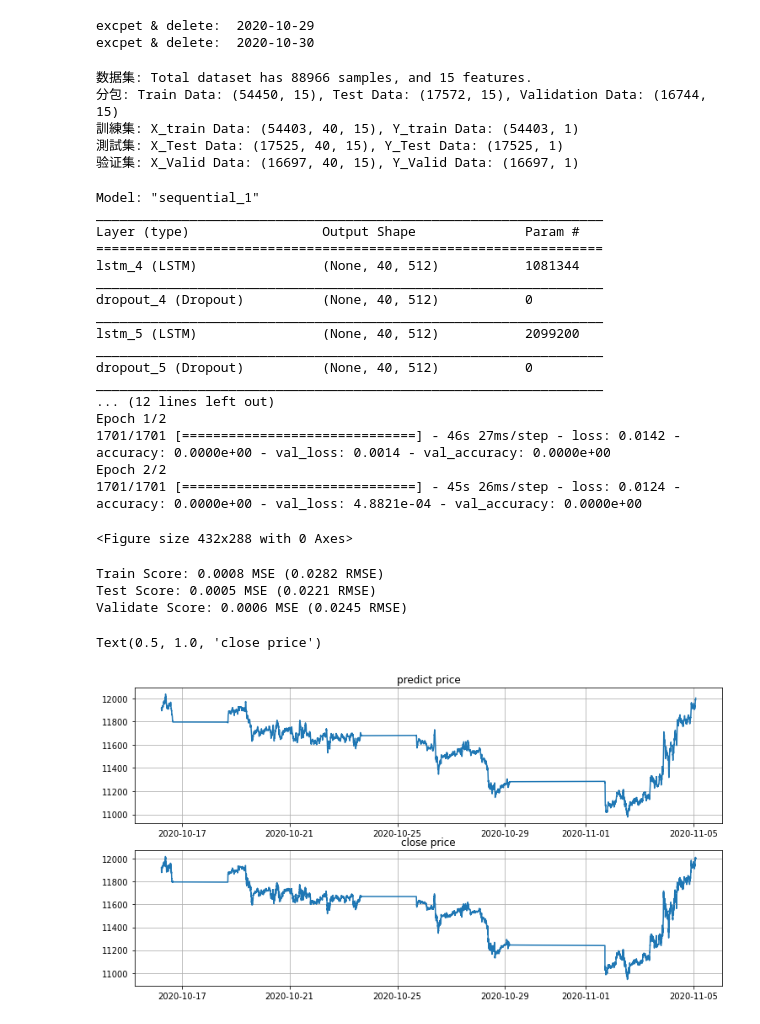
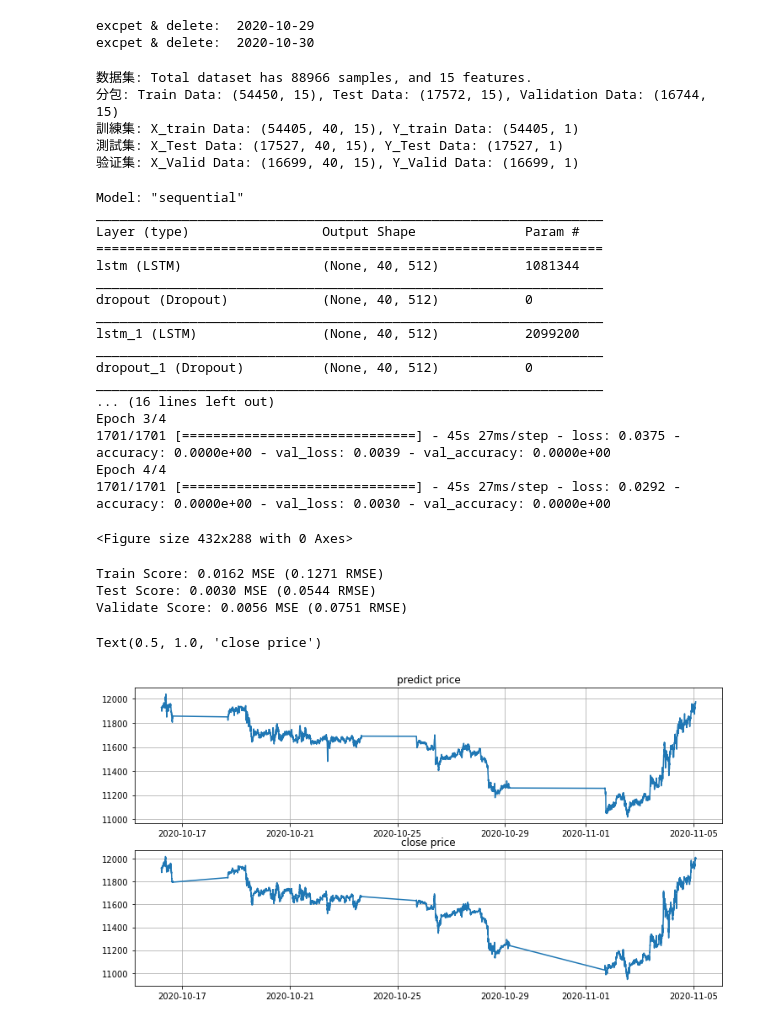
Before and after one commit to webclinic017/dbpower-machine-learning-project, a Jupyter notebook: nq.ipynb, the cells around one changed output. Saved outputs shown, nothing was run; the diff lists cells and outputs as text; code cells hidden in the pictures.

```diff
--- a/nq.ipynb
+++ b/nq.ipynb
@@ -58,16 +59,17 @@ def reshape_dataframe(df0):
 
 # 1.1 数据源
 file_1 = os.path.abspath(os.path.join('data', 'nq', 'nq-20201105.csv'))
-df1 = reshape_dataframe(pd.read_csv(file_1))
+df1_1 = reshape_dataframe(pd.read_csv(file_1))
 file_2 = os.path.abspath(os.path.join('data', 'nq', 'nq-20201105_Aug_Sep.csv'))
-df2 = reshape_dataframe(pd.read_csv(file_2))
-df3 = pd.concat([df1, df2], ignore_index=False)
+df1_2 = reshape_dataframe(pd.read_csv(file_2))
+df2 = pd.concat([df1_1, df1_2], ignore_index=False)
 
 # 1.2 刪除重覆index
-df3 = df3.groupby(df3.index).first()
+df2 = df2.groupby(df2.index).first()
 
 # 1.3 排序
-df3.sort_index(axis=0, ascending=True, inplace=True)
+df2.sort_index(axis=0, ascending=True, inplace=True)
+df3 = df2.copy(deep=True)
 # %% [output]
 Volume obtains 0
 Volume obtains 0
@@ -110,6 +112,7 @@ df3['macd'], df3['macdsignal'], df3['macdhist'] = talib.MACD(closes, fastperiod=
 # 2.9 KDJ
 df3['k-kdj'], df3['d-kdj'], df3['j-kdj'] = common.kdj(highs, lows, closes, window_size=20)
 df3['diff-kdj'] = df3['k-kdj']-df3['d-kdj']
+df3['j-kdj'].loc[((df3['j-kdj'] > 20) & (df3['j-kdj'] < 100))] = 0
 # %%
 # 3.0 separate to daily
 data = {}
@@ -217,7 +220,7 @@ def split_data_v2(data, timesteps, t_pus_no):
     return [x_data, y_data]
 
 # 5.7 窗口步長
-t_pus_no = 7
+t_pus_no = 5
 window_size_1 = 40
 window_size_2 = 40
 x_train, y_train = split_data_v2(train_data, window_size_1, t_pus_no)
@@ -231,13 +234,13 @@ print('验证集: X_Valid Data: {}, Y_Valid Data: {}'.format(x_valid.shape, y_va
 # %% [output]
 数据集: Total dataset has 88966 samples, and 15 features.
 分包: Train Data: (54450, 15), Test Data: (17572, 15), Validation Data: (16744, 15)
-訓練集: X_train Data: (54403, 40, 15), Y_train Data: (54403, 1)
-測試集: X_Test Data: (17525, 40, 15), Y_Test Data: (17525, 1)
-验证集: X_Valid Data: (16697, 40, 15), Y_Valid Data: (16697, 1)
+訓練集: X_train Data: (54405, 40, 15), Y_train Data: (54405, 1)
+測試集: X_Test Data: (17527, 40, 15), Y_Test Data: (17527, 1)
+验证集: X_Valid Data: (16699, 40, 15), Y_Valid Data: (16699, 1)
 # %%
 # 6.1.1 模型参数
 batch_size = 32
-epochs = 2
+epochs = 4
 units = 512
 verbose = 1
 no_batches = x_train.shape[0]
@@ -282,23 +285,23 @@ history_model = model.fit(x_train, y_train, batch_size=batch_size, epochs=epochs
 model_path = "./saved_model/"+prefix+"-"+cur_time+".h5"
 model.save(model_path)
 # %% [output]
-Model: "sequential_1"
+Model: "sequential"
 _________________________________________________________________
 Layer (type)                 Output Shape              Param #
 =================================================================
-lstm_4 (LSTM)                (None, 40, 512)           1081344
+lstm (LSTM)                  (None, 40, 512)           1081344
 _________________________________________________________________
-dropout_4 (Dropout)          (None, 40, 512)           0
+dropout (Dropout)            (None, 40, 512)           0
 _________________________________________________________________
-lstm_5 (LSTM)                (None, 40, 512)           2099200
+lstm_1 (LSTM)                (None, 40, 512)           2099200
 _________________________________________________________________
-dropout_5 (Dropout)          (None, 40, 512)           0
+dropout_1 (Dropout)          (None, 40, 512)           0
 _________________________________________________________________
-... (12 lines left out)
-Epoch 1/2
-1701/1701 [==============================] - 46s 27ms/step - loss: 0.0142 - accuracy: 0.0000e+00 - val_loss: 0.0014 - val_accuracy: 0.0000e+00
-Epoch 2/2
-1701/1701 [==============================] - 45s 26ms/step - loss: 0.0124 - accuracy: 0.0000e+00 - val_loss: 4.8821e-04 - val_accuracy: 0.0000e+00
+... (16 lines left out)
+Epoch 3/4
+1701/1701 [==============================] - 45s 27ms/step - loss: 0.0375 - accuracy: 0.0000e+00 - val_loss: 0.0039 - val_accuracy: 0.0000e+00
+Epoch 4/4
+1701/1701 [==============================] - 45s 27ms/step - loss: 0.0292 - accuracy: 0.0000e+00 - val_loss: 0.0030 - val_accuracy: 0.0000e+00
 # %%
 # 7.1 visualize loss
 keys = list(history_model.history.keys())
@@ -341,47 +344,50 @@ print('Test Score: %.4f MSE (%.4f RMSE)' % (test_score[0], math.sqrt(test_score[
 valid_score = model.evaluate(x_valid, y_valid, verbose=0)
 print('Validate Score: %.4f MSE (%.4f RMSE)' % (valid_score[0], math.sqrt(valid_score[0])))
 # %% [output]
-Train Score: 0.0008 MSE (0.0282 RMSE)
-Test Score: 0.0005 MSE (0.0221 RMSE)
-Validate Score: 0.0006 MSE (0.0245 RMSE)
+Train Score: 0.0162 MSE (0.1271 RMSE)
+Test Score: 0.0030 MSE (0.0544 RMSE)
+Validate Score: 0.0056 MSE (0.0751 RMSE)
 # %%
 # 9.0 prediction
 predict1 = model.predict(x_valid)
 
 # 9.1 inverse
 len_shape_y = x_valid.shape[2]-1
 fill_list = list(repeat(0, len_shape_y))
 predict2 = [[v[0]] + fill_list for v in predict1]
 close2 = [[v[0]] + fill_list for v in y_valid]
 
 predict3 = min_max_scaler.inverse_transform(predict2)
 close3 = min_max_scaler.inverse_transform(close2)
 
 predict4 = [v[0] for v in predict3]
 close4 = [v[0] for v in close3]
 
-# 9.3 % change
-df9 = pd.DataFrame({'predict_close': predict4, 'real_close': close4})
-df9.index = validation_data.tail(df9.shape[0]).index
-df10 = df9.pct_change(fill_method ='ffill')
-df10 = df10.rename(columns={"predict_close": "predict_close_pct", "real_close": "real_close_pct"})
-df10 = df10.round(8)
+# 9.2
+df9 = pd.DataFrame({'real_close': close4, 'predict_close': predict4})
+df9.index = validation_data.iloc[-df9.shape[0]-1:-1].index
+
+# 9.3 combine
+drop_list_4 = ['sma-5', 'sma-40', 'sma-80', 'sma-120', 'upper-band', 'middle-band', 'lower-band', '%b', '%b-high', '%b-low', 'obv', 'vol-ema5', 'p-sar', 'vwap-5', 'vwap-40', 'vwap-80', 'vwap-120', 'macd', 'macdsignal', 'macdhist', 'k-kdj', 'd-kdj', 'j-kdj', 'diff-kdj']
+df10 = df7.drop(drop_list_4, axis=1)
 df11 = pd.concat([df10, df9], axis=1)
+df11 = df11.tail(df9.shape[0]+window_size_1+t_pus_no)
 
 # 9.4 save
 path_data = os.path.abspath(os.path.join('data', 'nq', 'nq-prediction.csv'))
 if os.path.exists(path_data):
     os.remove(path_data)
-df9.to_csv(path_data)
+df11.to_csv(path_data)
 
+# 9.5 chart
 fig, axs = plt.subplots(2)
 fig.set_size_inches(12.5, 6.5)
 axs[0].plot(df11.index, df11['predict_close'])
 axs[1].plot(df11.index, df11['real_close'])
 axs[0].grid(True)
 axs[1].grid(True)
 axs[0].set_title('predict price')
 axs[1].set_title('close price')
 # %% [output]
 Text(0.5, 1.0, 'close price')
-[figure, old version]
+[figure, new version]
```
Also changed, not shown: parts of 1 cell of this notebook.
